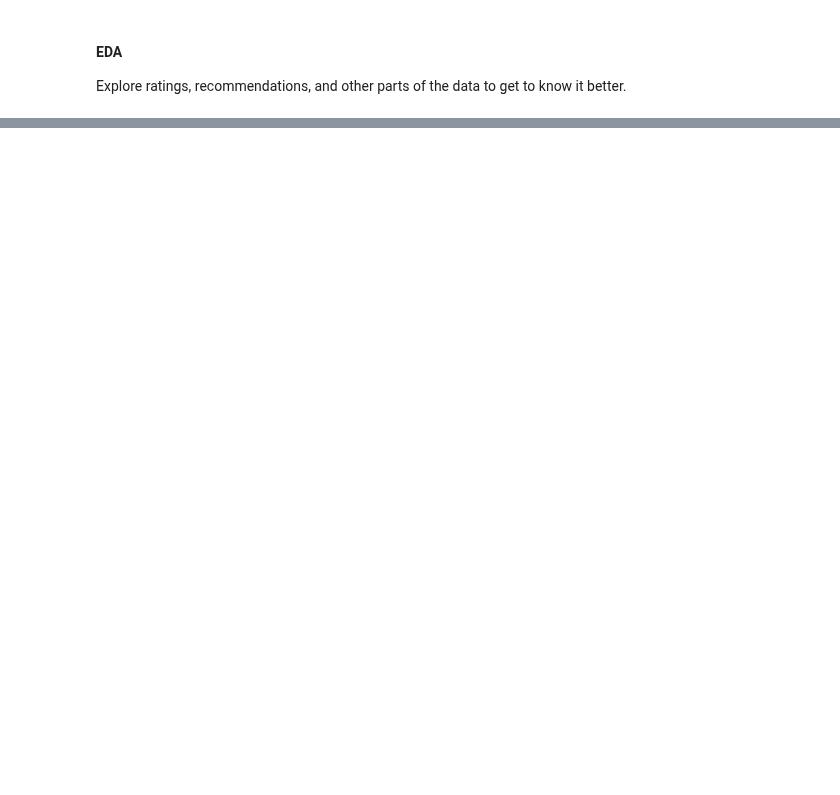
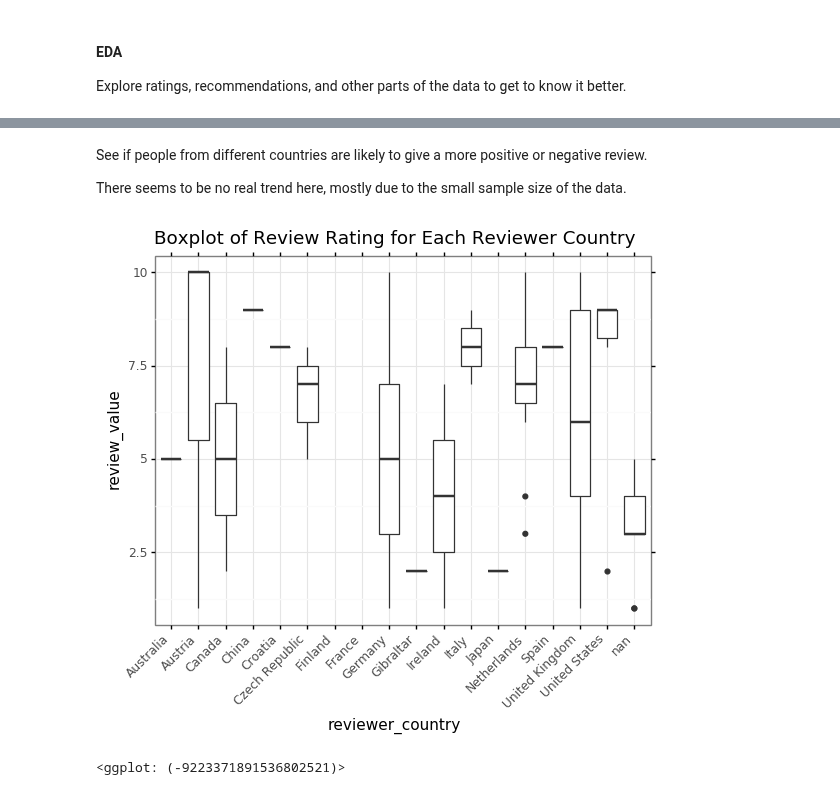
Before and after one commit to EvanYathon/airline_reviews, a Jupyter notebook: src/ipynbs/EDA.ipynb, the cells around one changed output, grey strips where cells are left out. Saved outputs shown, nothing was run; the diff lists cells and outputs as text; code cells hidden in the pictures; blank space fills up the shorter version.

```diff
--- a/src/ipynbs/EDA.ipynb
+++ b/src/ipynbs/EDA.ipynb
@@ -52,0 +66,14 @@ The iterable function was deprecated in Matplotlib 3.1 and will be removed in 3.
+# %% [markdown]
+See if people from different countries are likely to give a more positive or negative review.
+
+There seems to be no real trend here, mostly due to the small sample size of the data.
+# %%
+(ggplot(reviews, aes(x = "reviewer_country", y = "review_value"))
+ + geom_boxplot()
+ + theme_bw()
+ + theme(axis_text_x = element_text(rotation = 45, hjust = 1))
+ + labs(title = "Boxplot of Review Rating for Each Reviewer Country")
+)
+# %% [output]
+[figure, added]
+<ggplot: (-9223371891536802521)>
```
Also changed, not shown: parts of 11 cells of this notebook.
